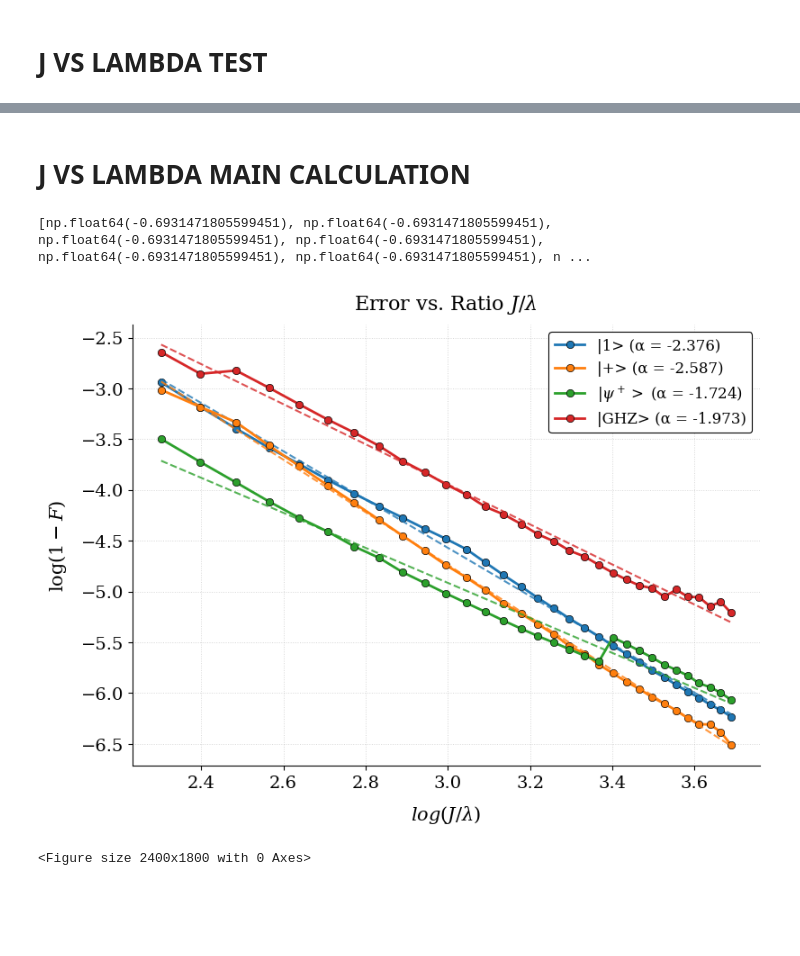
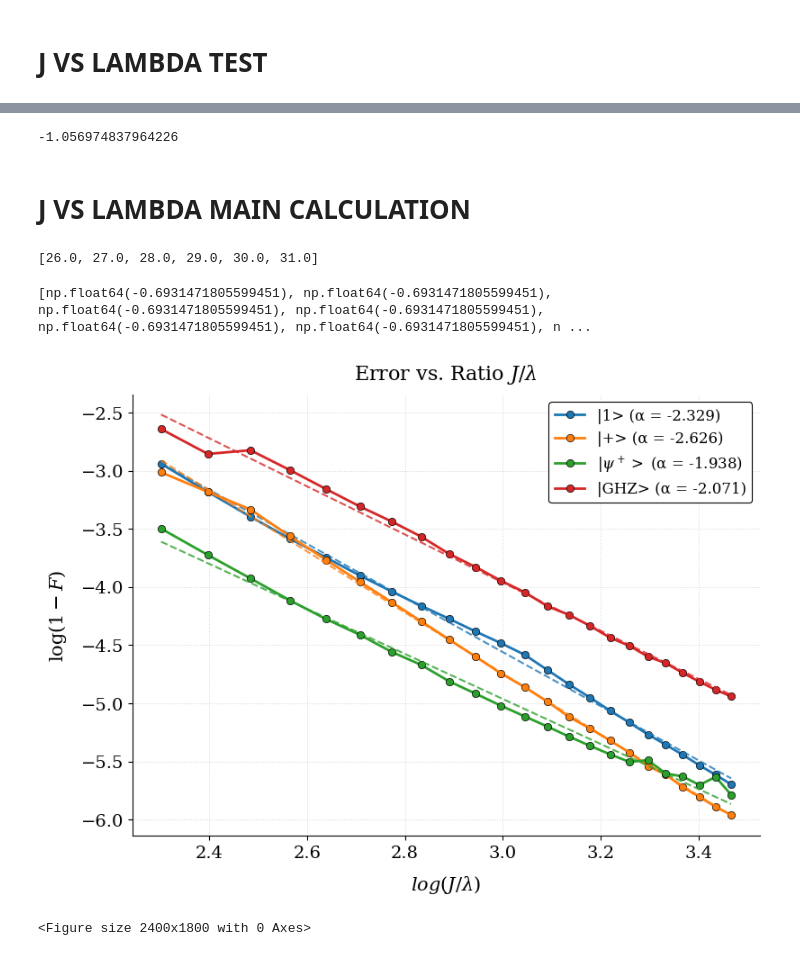
Before and after one commit to OsQarM/quantum_state_transfer, a Jupyter notebook: notebooks/J_lambda_test.ipynb, the cells around one changed output, grey strips where cells are left out. Cells and saved outputs as stored; diff of their text form; code cells hidden in the pictures; blank space fills up the shorter version.

Commit message:
Fix minor bugs, complete tests for ratios

```diff
--- a/notebooks/J_lambda_test.ipynb
+++ b/notebooks/J_lambda_test.ipynb
@@ -190,3 +196,7 @@ plots.plot_ratios_trend_slope(x_data=log_ratios_1[:], y_data=log_errors_1[:],log
+# %%
+print((log_errors_1[-1]-log_errors_1[0])/(log_ratios_1[-1]-log_ratios_1[0]))
+# %% [output]
+-1.056974837964226
 # %% [markdown]
 # J VS LAMBDA MAIN CALCULATION
 # %%
@@ -246,17 +256,29 @@ log_ratios_1,    log_errors_1    =  calculate_logs(ratios_1, values_1)
 log_ratios_plus, log_errors_plus =  calculate_logs(ratios_plus, values_plus)
 log_ratios_bell, log_errors_bell =  calculate_logs(ratios_bell, values_bell)
 log_ratios_ghz,  log_errors_ghz  =  calculate_logs(ratios_ghz, values_ghz)
+# %%
+ratios_bell_1, values_bell_1, recovered_filename_bell_1 = dh.read_plot_data_from_csv("/Users/omichel/Desktop/qilimanjaro/projects/quantum_transport/quantum_state_transfer/data_files/paper/ratios/ratio_N13_J40_L0.023_11_1_00_1_20250922_134717.csv")
+ratios_bell_2, values_bell_2, recovered_filename_bell_2 = dh.read_plot_data_from_csv("/Users/omichel/Desktop/qilimanjaro/projects/quantum_transport/quantum_state_transfer/data_files/ratios/ratio_N13_J31_L0.023_11_1_00_1_20250925_105940_None.csv")
+
+ratios_bell = ratios_bell_1[:26] + ratios_bell_2
+values_bell = values_bell_1[:26] + values_bell_2
+
+log_ratios_bell, log_errors_bell =  calculate_logs(ratios_bell, values_bell)
+# %%
+print(ratios_bell_2)
+# %% [output]
+[26.0, 27.0, 28.0, 29.0, 30.0, 31.0]
 # %%
 print(log_errors_ghz)
 # %% [output]
 [np.float64(-0.6931471805599451), np.float64(-0.6931471805599451), np.float64(-0.6931471805599451), np.float64(-0.6931471805599451), np.float64(-0.6931471805599451), np.float64(-0.6931471805599451), n ...
 # %%
 min_index =9
-max_index = 40
+max_index = 32
 error_dictionary = {'|1>':log_errors_1[min_index:max_index], '|+>':log_errors_plus[min_index:max_index], '$|\psi^+>$':log_errors_bell[min_index:max_index], '|GHZ>':log_errors_ghz[min_index:max_index]}
-plots.plot_multiple_ratio_trend_slope_2(x_data = log_ratios_1[min_index:max_index], y_data_dict=error_dictionary, log_scale=False, show_trend=True, filepath='figures/paper/ratio_all_curves_test')
+plots.plot_multiple_ratio_trend_slope_2(x_data = log_ratios_1[min_index:max_index], y_data_dict=error_dictionary, log_scale=False, show_trend=True, filepath='../figures/paper/ratio_all_curves_test_2')
 # %% [output]
-[figure, old version]
+[figure, new version]
 # %%
 plots.plot_ratios_trend_slope(x_data=log_ratios_1[1:11], y_data=log_errors_1[1:11],log_scale=False, filepath=f'figures/ratios/{recovered_filename_1}')
 # %% [output]
```
Also changed, not shown: parts of 8 cells of this notebook, 4 other files.
